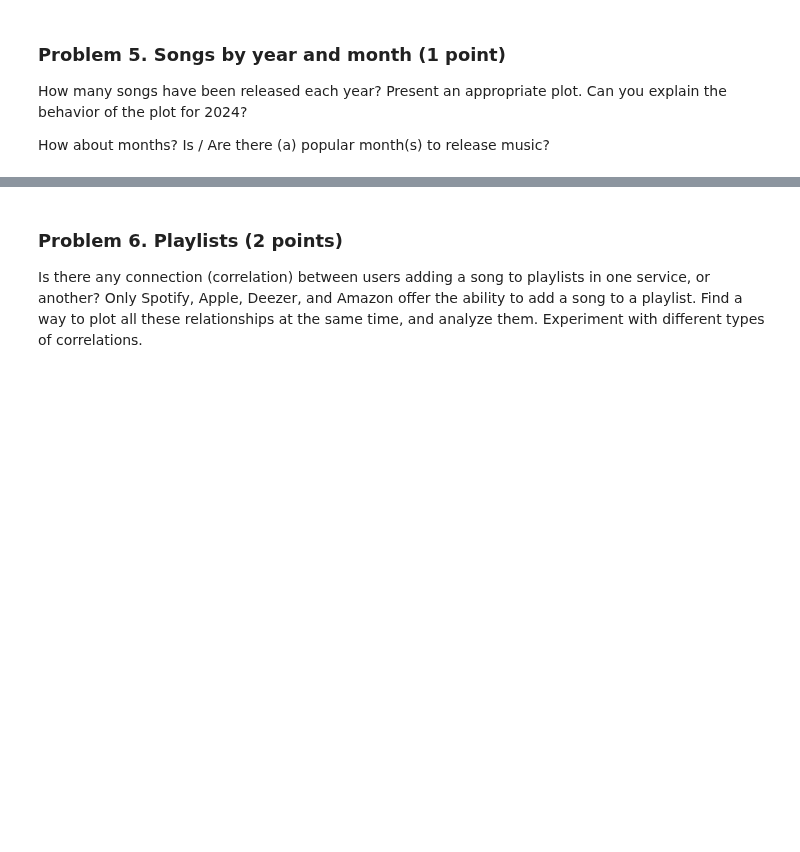
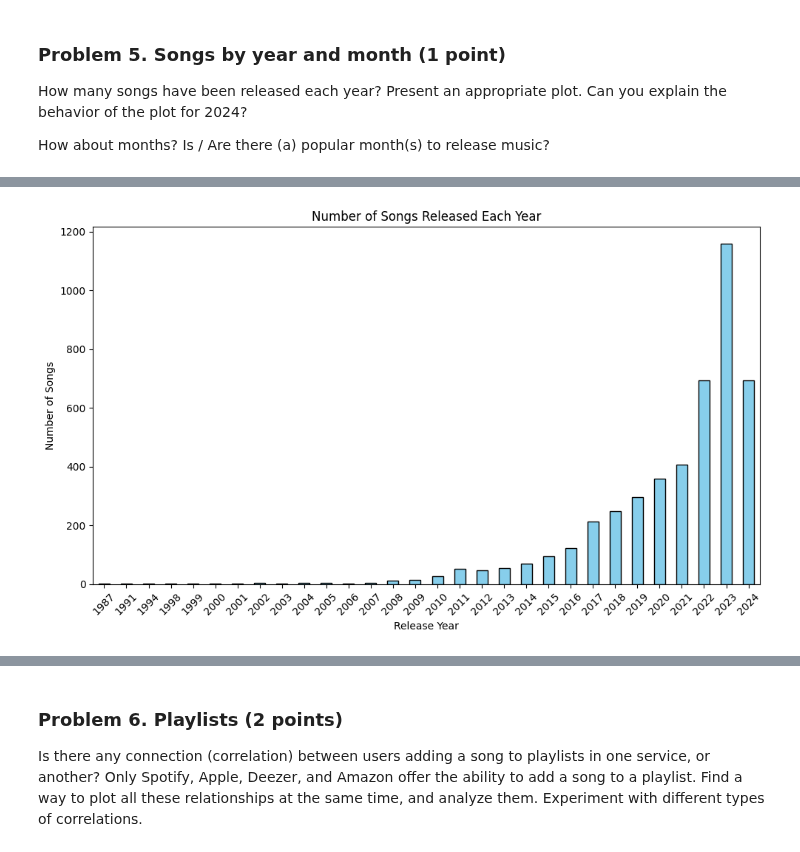
Before and after one commit to stilyan122/AI-and-Machine-Learning, a Jupyter notebook: Data Science/Data Visualization. Exploratory Data Analysis/Data Visualization and EDA Lab.ipynb, the cells around one changed output, grey strips where cells are left out. Cells and saved outputs as stored; diff of their text form; code cells hidden in the pictures; blank space fills up the shorter version.

```diff
--- a/Data Science/Data Visualization. Exploratory Data Analysis/Data Visualization and EDA Lab.ipynb
+++ b/Data Science/Data Visualization. Exploratory Data Analysis/Data Visualization and EDA Lab.ipynb
@@ -26,3 +606,7 @@ And who are the top five most streamed (as measured by Spotify streams) artists?
 How many songs have been released each year? Present an appropriate plot. Can you explain the behavior of the plot for 2024?
 
 How about months? Is / Are there (a) popular month(s) to release music?
+# %%
+release_years = spotify_data.release_date.dt.year
+year_counts = release_years.value_counts().sort_index()
+year_counts
@@ -28,0 +631,11 @@ How about months? Is / Are there (a) popular month(s) to release music?
+# %%
+plt.figure(figsize=(10, 6))
+year_counts.plot(kind='bar', color='skyblue', edgecolor='black')
+plt.title('Number of Songs Released Each Year')
+plt.xlabel('Release Year')
+plt.ylabel('Number of Songs')
+plt.xticks(rotation=45)
+plt.tight_layout()
+plt.show()
+# %% [output]
+[figure, added]
```
Also changed, not shown: parts of 51 cells of this notebook.
